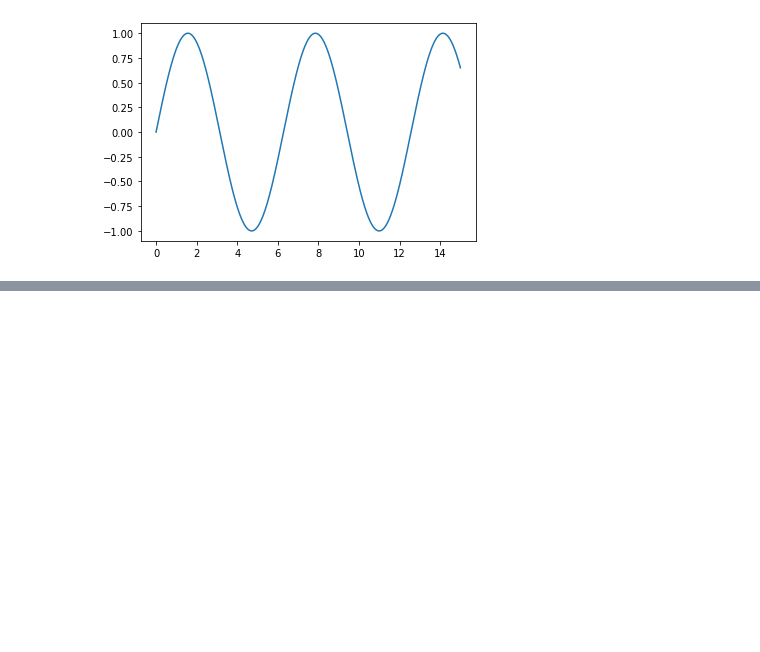
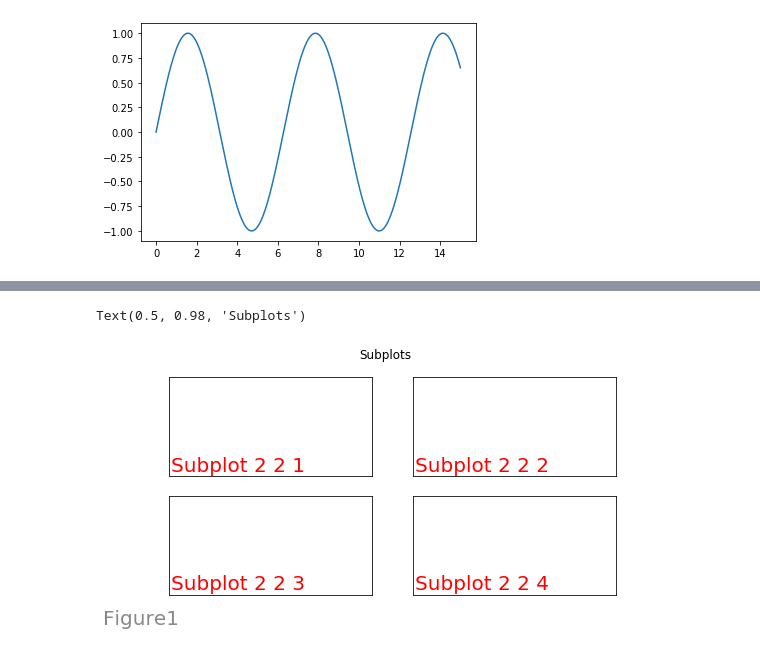
Before and after one commit to anjali88/Basic-ML-, a Jupyter notebook: Pushpanjali_Banik_Matplotlib.ipynb, the cells around one changed output, grey strips where cells are left out. Drawn from its saved outputs; the diff is of its cells as text; code cells hidden in the pictures; blank space fills up the shorter version.

```diff
--- a/Pushpanjali_Banik_Matplotlib.ipynb
+++ b/Pushpanjali_Banik_Matplotlib.ipynb
@@ -84,0 +104,20 @@ plt.plot(x,y) #line plot
+# %%
+#Iterating the Axes within a figure
+for ax in fig.get_axes():
+    pass #do something
+
+#subplot grid layouts
+fig = plt.figure(figsize=(8,4))
+fig.text(x=0.01, y=0.01, s='Figure1', color='#888888', ha='left', va='bottom', fontsize=20)
+for i in range (4):
+#call fig.add_subplot(nrows, ncols, num)
+     ax = fig.add_subplot(2, 2, i+1)
+     ax.text(x=0.01, y=0.01, s='Subplot 2 2 '+str(i+1), color='red', ha='left', va='bottom', fontsize=20)
+     ax.set_xticks([]); ax.set_yticks([])
+ax.set_xticks([]); ax.set_yticks([])
+fig.suptitle('Subplots')
+#fig.savefig('filename.png', dpi=125)
+#plt.show()
+# %% [output]
+Text(0.5, 0.98, 'Subplots')
+[figure, added]
```
Also changed, not shown: parts of 14 cells of this notebook.
